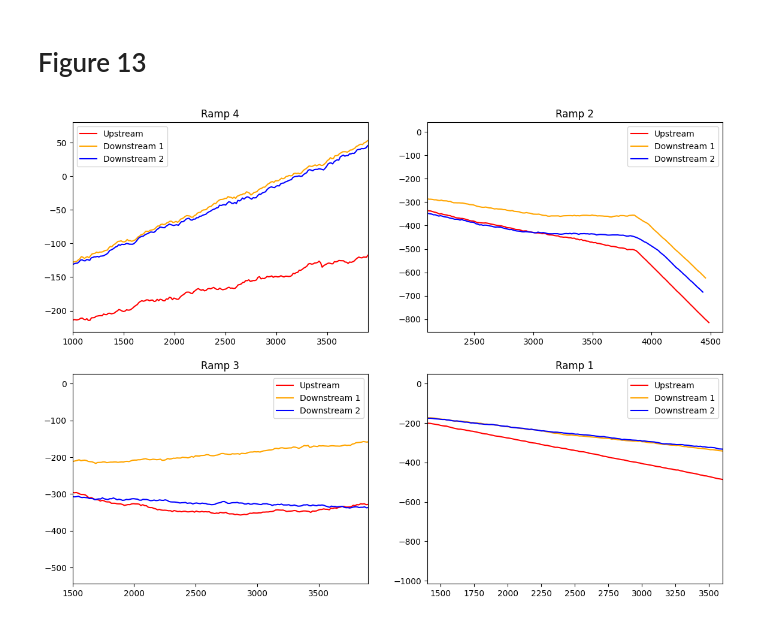
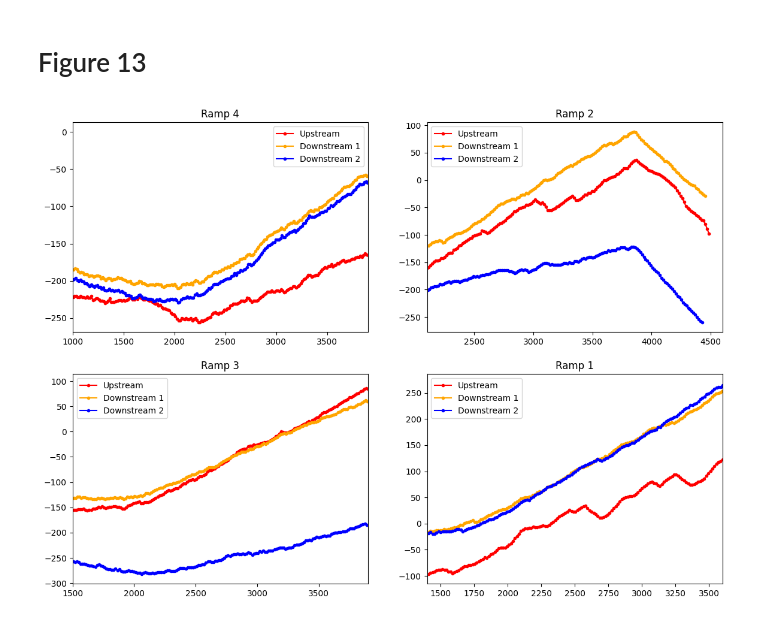
Before and after one commit to patbarry29/replication_2025_lang_et_al, a Jupyter notebook: multi_ramp/fig_12_13.ipynb, the cells around one changed output. Saved outputs shown, nothing was run; the diff lists cells and outputs as text; code cells hidden in the pictures.

```diff
--- a/multi_ramp/fig_12_13.ipynb
+++ b/multi_ramp/fig_12_13.ipynb
@@ -98,10 +98,10 @@ ramp_demands = {
 }
 
 ramp_demands = {
-    1:  [500]*13,
-    2:  [500]*13,
-    3:  [500]*13,
-    4:  [2100]*13
+    1:  [2175]*13,
+    2:  [1678]*13,
+    3:  [1503]*13,
+    4:  [2300]*13
 }
 # %%
 # bonus = 500
@@ -130,12 +130,12 @@ routes = {
     4:  ["ramp4_to_end"]
 }
 
-probs = {
-    1:  [0.6, 0.1, 0.1, 0.1, 0.1],
-    2:  [0.8, 0.1, 0.1],
-    3:  [0.9, 0.1],
-    4:  [1.0]
-}
+# probs = {
+#     1:  [0.6, 0.1, 0.1, 0.1, 0.1],
+#     2:  [0.8, 0.1, 0.1],
+#     3:  [0.9, 0.1],
+#     4:  [1.0]
+# }
 
 probs = {
     1:  [0.5, 0.2, 0.1, 0.1, 0.1],
@@ -257,25 +279,25 @@ def getPlotValues(cfg, ramp_history, times):
 # %%
 fig, axs = plt.subplots(2, 2, figsize=(14, 10))
 
 for ramp_name, cfg in RAMPS.items():
     row, col = cfg["loc"]
 
     ax = axs[row,col]
 
     plot_values = getPlotValues(cfg, history[ramp_name], np.asarray(times))
 
     # Shift the downstream curves to the left (backward in time)
-    ax.plot(plot_values['up']['x'], plot_values['up']['y'], color="r", label="Upstream")
-    ax.plot(plot_values['down1']['x'], plot_values['down1']['y'], color="orange", label="Downstream 1")
-    ax.plot(plot_values['down2']['x'], plot_values['down2']['y'], color="b", label="Downstream 2")
+    ax.plot(plot_values['up']['x'], plot_values['up']['y'], color="r", marker=".", label="Upstream")
+    ax.plot(plot_values['down1']['x'], plot_values['down1']['y'], color="orange", marker=".", label="Downstream 1")
+    ax.plot(plot_values['down2']['x'], plot_values['down2']['y'], color="b", marker=".", label="Downstream 2")
 
     ax.set_xlim(cfg['x_range'])
     ax.set_title(ramp_name)
 
     ax.legend()
 
 os.makedirs("plots", exist_ok=True)
 plt.savefig(os.path.join("plots", "fig_13.png"))
 plt.show()
 # %% [output]
-[figure, old version]
+[figure, new version]
```
Also changed, not shown: parts of 3 cells of this notebook, 2 other files.
